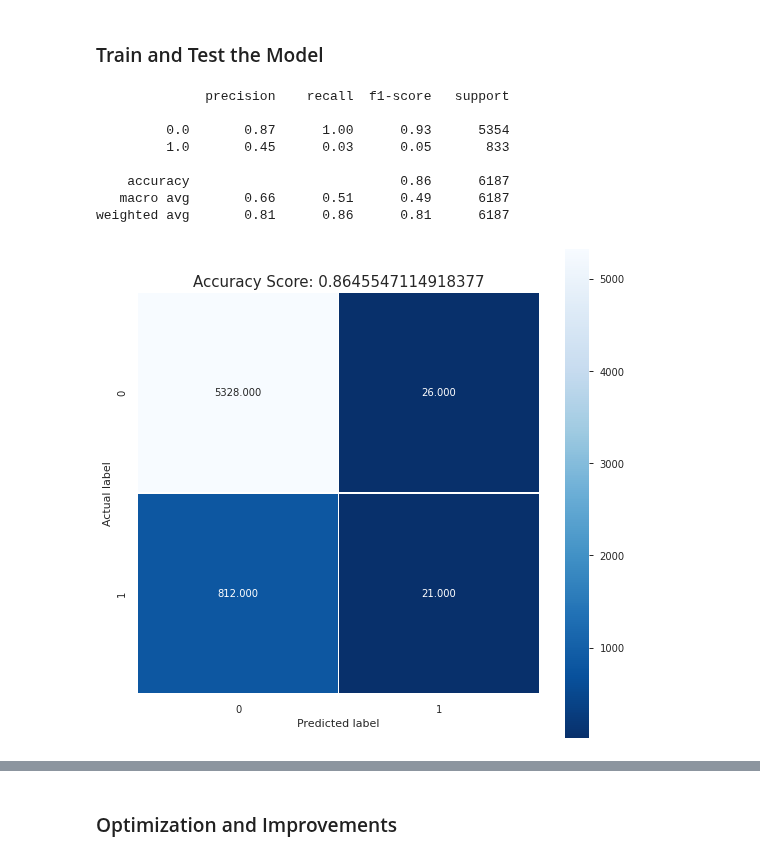
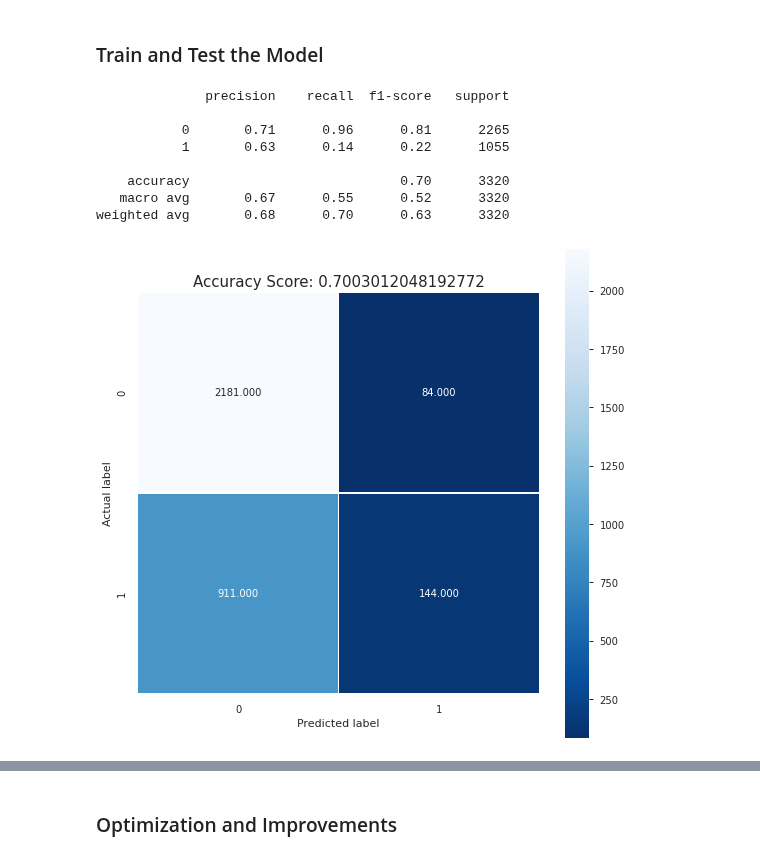
Before and after one commit to AlricRahl/Garzoni-Dataset-Exploration, a Jupyter notebook: src/Progress Notebook.ipynb, the cells around one changed output, grey strips where cells are left out. Drawn from its saved outputs; the diff is of its cells as text; code cells hidden in the pictures.

```diff
--- a/src/Progress Notebook.ipynb
+++ b/src/Progress Notebook.ipynb
@@ -788,17 +752,21 @@ merged = the_table.merge(mentions_prov, on="Contract ID", how="left")
+# %%
+the_table = clnt.loadPickle("../data/pickles/table_of_all.pkl").reset_index()
+venezia_encoding = clnt.hotEncode(the_table, the_table["Apprentice Province"], operation="max")[["Contract ID", "Venezia"]]
+venezia_encoding.columns = ["Contract ID", "From Venezia"]
+merged = the_table.merge(venezia_encoding, on="Contract ID").copy()
+del merged["Apprentice Province"]
 # %%
 # Take the necessary part only, and convert four sector columns to one
 merged["S"] = merged[["S/T", "S"]].max(axis=1)
 merged["T"] = merged[["S/T", "T"]].max(axis=1)
 merged = merged[['Contract ID', 'Has BoContract', 'Has Flee',
                  'Has Single Salary', 'Has Master Paying Salary', 'Has Whole Period',
-                 'Has Ducati', 'Master Paid Accom', 'Master Paid Clothing',
+                 'Has Ducati', 'Master Paid Accom', 'Master Paid Clothing', 'Quondam1',
                  'Master Paid Gen. Exp.', 'Master Paid Per. Care', 'Apprentice Age',
                  'Apprentice Male', 'Parent Label', 'S', 'T', 'P', 'Duration - Merged',
                  'Paid Salary in Goods', 'Total Payment Received', 'From Venezia']]
 merged = merged.set_index("Contract ID")
-
 # Preprocessing certain sections to fit the model, and loose na cells in data
-le = LabelEncoder()
 merged = merged.dropna()
 # merged["Parent Label"] = merged[["Parent Label"]].apply(le.fit_transform)
 merged["Paid Salary in Goods"] = merged["Paid Salary in Goods"].astype(float)
@@ -806,12 +774,12 @@ merged["Paid Salary in Goods"] = merged["Paid Salary in Goods"].astype(float)
 # merged_dummies = clnt.hotEncode(merged.reset_index(), merged["Parent Label"])
 dummy_jobs = merged["Parent Label"].str.get_dummies()[['prod. e lav. di tessuti e filati', "commercio all'ingrosso e al minuto",
                                                        'prod. e lav. di generi alimentari','fabbr. e lav. di oggetti in vetro',
-                                                       'prod. di calzature','lav. di metalli comuni', 'falegnameria', "prod. e lav. di capi d'abbigliamento e accessori"]]
+                                                       'prod. di calzature','lav. di metalli comuni']]
 merged = merged.reset_index().merge(dummy_jobs.reset_index(), on="Contract ID", how="left")
 merged["Other Label"] = 1 - np.max(merged[['prod. e lav. di tessuti e filati', "commercio all'ingrosso e al minuto",
                                            'prod. e lav. di generi alimentari','fabbr. e lav. di oggetti in vetro',
-                                           'prod. di calzature','lav. di metalli comuni', 'falegnameria',
-                                           "prod. e lav. di capi d'abbigliamento e accessori"]], axis = 1)
+                                           'prod. di calzature','lav. di metalli comuni']], axis = 1)
 del merged["Parent Label"]
+merged = merged.set_index("Contract ID")
 merged
 # %% [output]
@@ -851,25 +820,28 @@ Name: Total Payment Received, dtype: float64
 ### Train and Test the Model ###
 # %%
 # Split data to train and test
-x_train, x_test, y_train, y_test = train_test_split(merged[merged.keys()[:-1]].copy(), merged["From Venezia"].copy(), test_size=0.25, random_state=42)
-x_train = scale(x_train)
-x_test = scale(x_test)
+x_data = merged.copy()
+del x_data["From Venezia"]
+x_data = scale(x_data)
+y_data = merged["From Venezia"].copy()
+x_train, x_test, y_train, y_test = train_test_split(x_data, y_data, test_size=0.25, random_state=42)
 # %%
 # Apply Logistic Regression and test results
 logisticReg = LogisticRegression()
 logisticReg.fit(x_train, y_train)
 predictions = logisticReg.predict(x_test)
+score = logisticReg.score(x_test, y_test)
 print(metrics.classification_report(y_test, predictions))
 
 # Confusion matrix
-confusionMatrix(y_test, predictions)
+confusionMatrix(y_test, predictions, score)
 # %% [output]
               precision    recall  f1-score   support
 
-         0.0       0.87      1.00      0.93      5354
-         1.0       0.45      0.03      0.05       833
+           0       0.71      0.96      0.81      2265
+           1       0.63      0.14      0.22      1055
 
-    accuracy                           0.86      6187
-   macro avg       0.66      0.51      0.49      6187
-weighted avg       0.81      0.86      0.81      6187
+    accuracy                           0.70      3320
+   macro avg       0.67      0.55      0.52      3320
+weighted avg       0.68      0.70      0.63      3320
-[figure, old version]
+[figure, new version]
```
Also changed, not shown: parts of 14 cells of this notebook.
